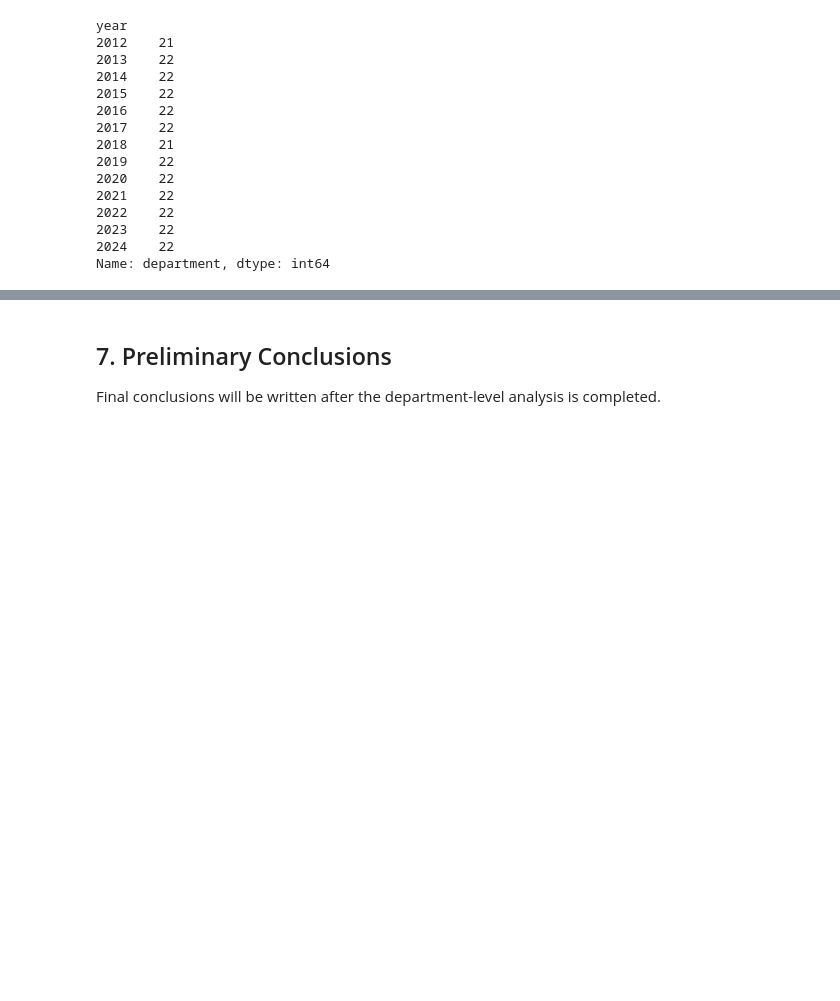
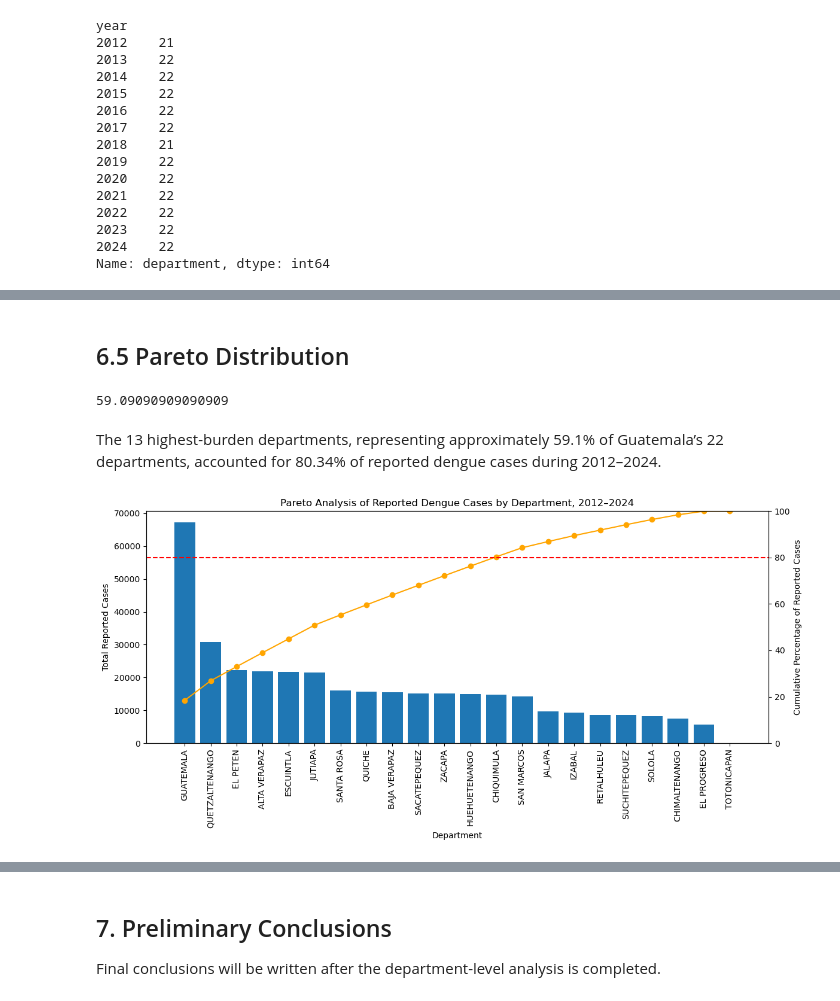
Before and after one commit to medranow/data-analyst-portfolio, a Jupyter notebook: guatemala-dengue-analysis/notebooks/01_dengue_surveillance_analysis_portfolio.ipynb, the cells around one changed output, grey strips where cells are left out. Saved outputs shown, nothing was run; the diff lists cells and outputs as text; code cells hidden in the pictures; blank space fills up the shorter version.

```diff
--- a/guatemala-dengue-analysis/notebooks/01_dengue_surveillance_analysis_portfolio.ipynb
+++ b/guatemala-dengue-analysis/notebooks/01_dengue_surveillance_analysis_portfolio.ipynb
@@ -688,0 +750,53 @@ top5_departments_year = department_grouped_year.apply(
+# %% [markdown]
+## 6.5 Pareto Distribution
+# %%
+# Aggregate percentage of cases by department to identify which departments contribute most to the national total
+municipality_aggregate["cumulative_percentage"] = (
+    municipality_aggregate["percentage_of_cases"]
+    .cumsum()
+)
+
+threshold_row = municipality_aggregate[municipality_aggregate["cumulative_percentage"] >= 80].iloc[0]
+total_departments = len(municipality_aggregate)
+departments_to_80 = threshold_row.name + 1
+
+percentage_departments_to_80 = departments_to_80/total_departments * 100
+percentage_departments_to_80
+# %% [output]
+59.09090909090909
+# %% [markdown]
+The 13 highest-burden departments, representing approximately 59.1% of Guatemala’s 22 departments, accounted for 80.34% of reported dengue cases during 2012–2024.
+# %%
+fig, ax1 = plt.subplots(figsize=(12, 6))
+
+ax1.bar(
+    municipality_aggregate["department"],
+    municipality_aggregate["total_cases"]
+)
+
+ax1.set_ylabel("Total Reported Cases")
+ax1.tick_params(axis="x", rotation=90)
+ax1.set_xlabel("Department")
+ax1.set_title("Pareto Analysis of Reported Dengue Cases by Department, 2012–2024")
+
+ax2 = ax1.twinx()
+ax2.plot(
+    municipality_aggregate["department"],
+    municipality_aggregate["cumulative_percentage"],
+    color="orange",
+    marker="o"
+)
+
+ax2.set_ylabel("Cumulative Percentage of Reported Cases")
+ax2.set_ylim(0, 100)
+
+ax2.axhline(
+    y=80,
+    color="red",
+    linestyle="--"
+)
+
+plt.tight_layout()
+plt.show()
+# %% [output]
+[figure, added]
```
Also changed, not shown: parts of 6 cells of this notebook.
